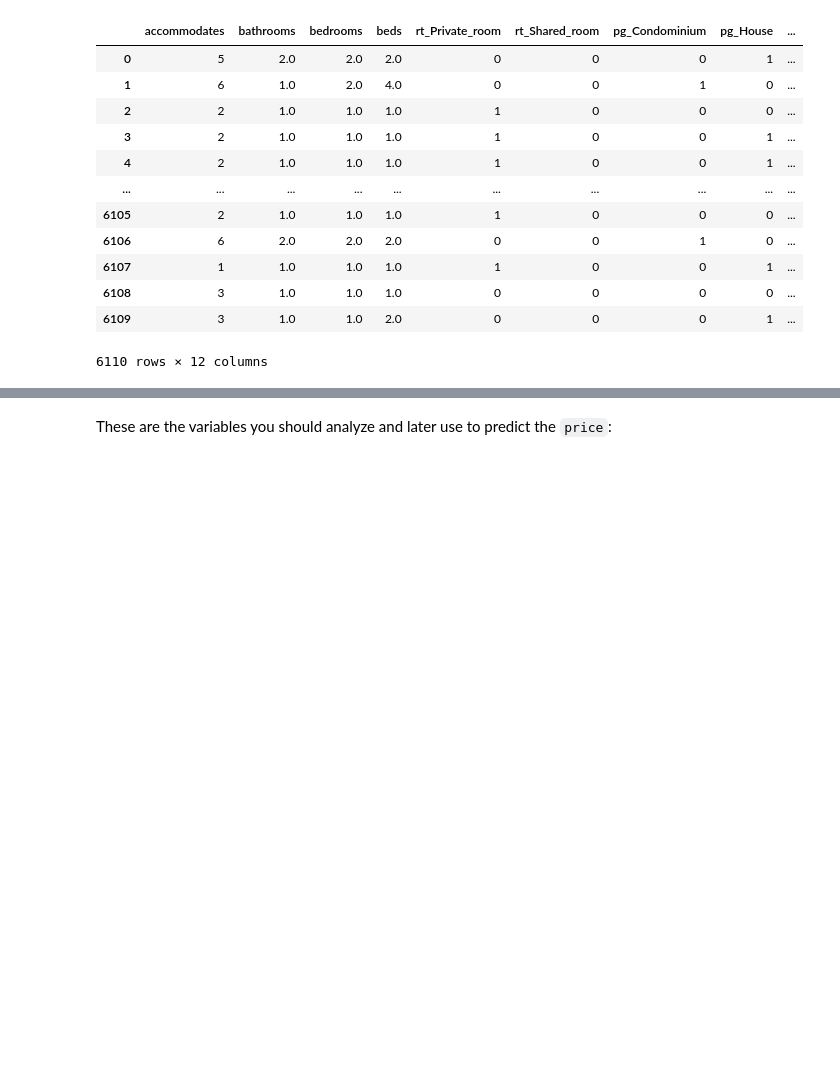
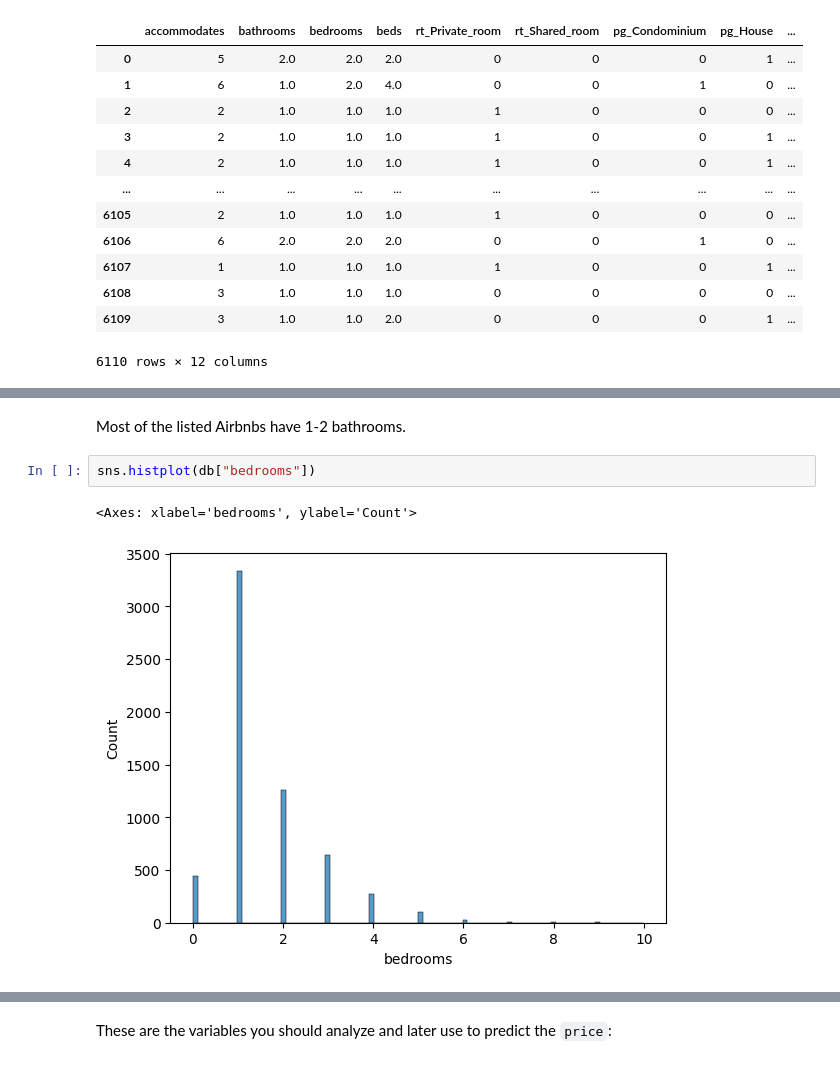
Before and after one commit to D3IP-SS24/case_study1, a Jupyter notebook: project_airbnb_template.ipynb, the cells around one changed output, grey strips where cells are left out. Saved outputs shown, nothing was run; the diff lists cells and outputs as text; blank space fills up the shorter version.

```diff
--- a/project_airbnb_template.ipynb
+++ b/project_airbnb_template.ipynb
@@ -51,0 +64,7 @@ db
+# %% [markdown]
+Most of the listed Airbnbs have 1-2 bathrooms.
+# %%
+sns.histplot(db["bedrooms"])
+# %% [output]
+<Axes: xlabel='bedrooms', ylabel='Count'>
+[figure, added]
```
Also changed, not shown: parts of 22 cells of this notebook.
